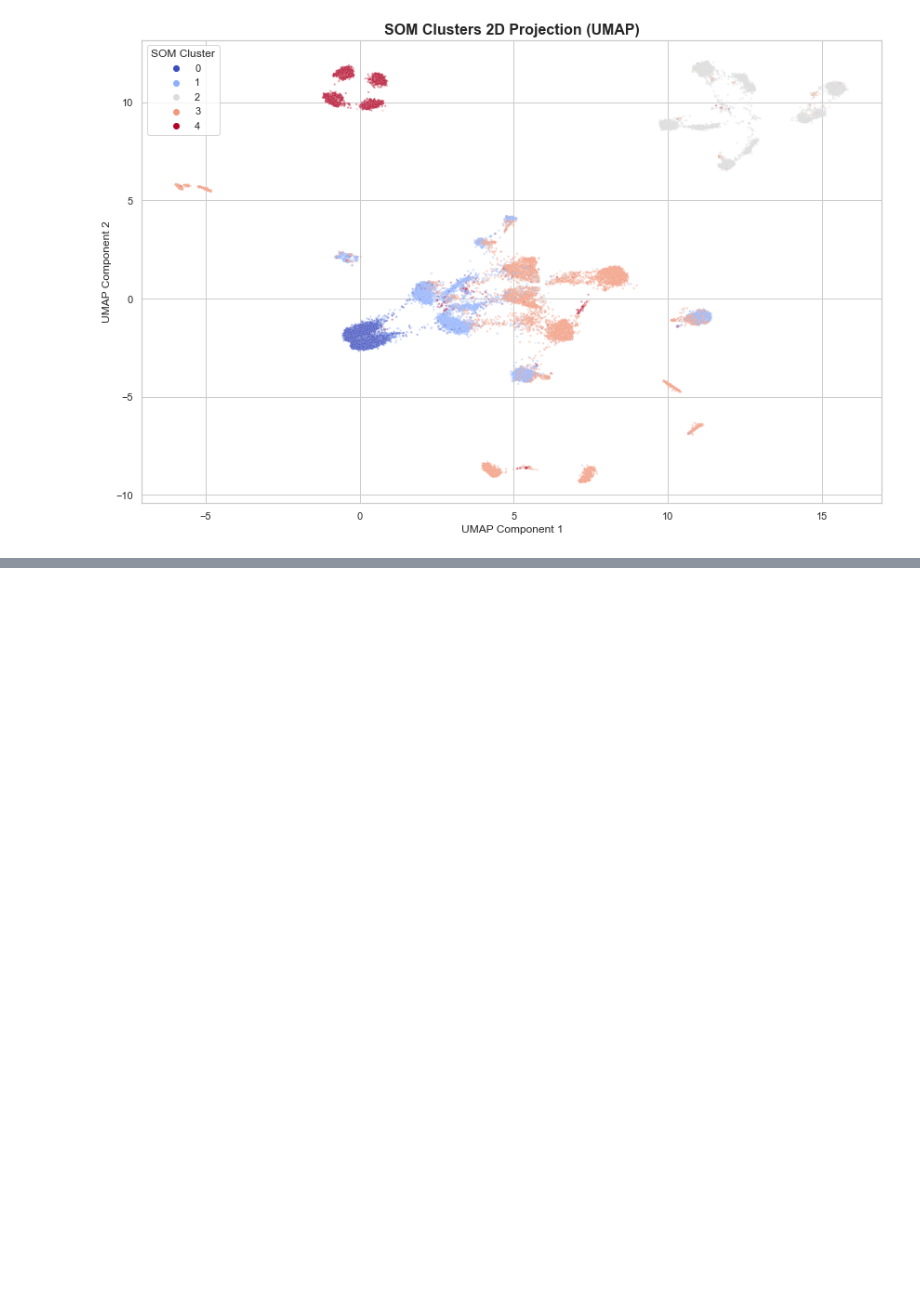
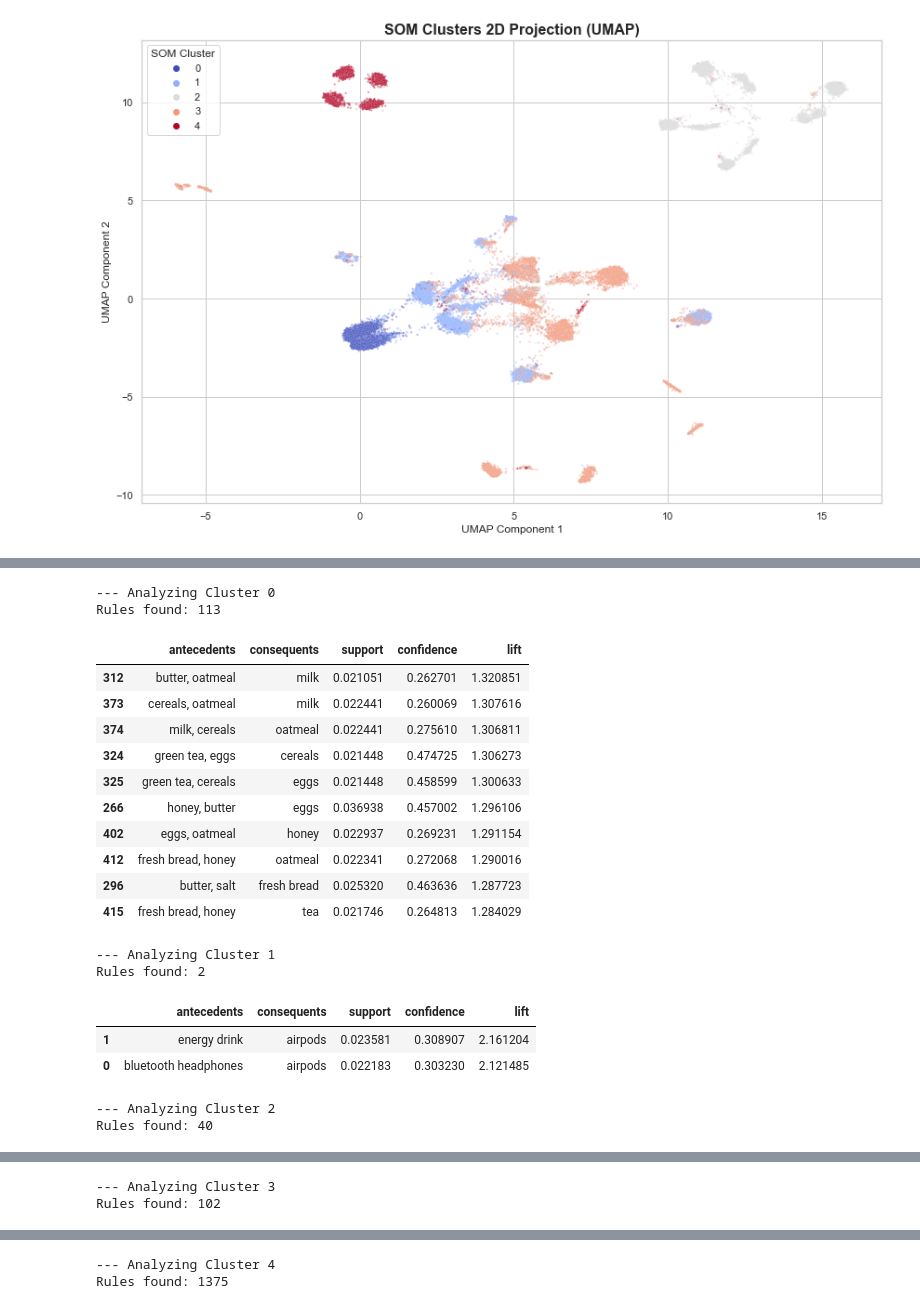
Before and after one commit to Sel-Kata/Project_ML2_Final, a Jupyter notebook: final_project.ipynb, the cells around one changed output, grey strips where cells are left out. Saved outputs shown, nothing was run; the diff lists cells and outputs as text; code cells hidden in the pictures; blank space fills up the shorter version.

Commit message:
K-mean, SOM, Apriori algorithm, UMAP

```diff
--- a/final_project.ipynb
+++ b/final_project.ipynb
@@ -600,0 +601,3 @@ plt.show()
+# %%
+df_basket = pd.read_csv('customer_basket.csv')
+df_basket.head()
@@ -600,0 +631,68 @@ plt.show()
+# %%
+import ast
+import pandas as pd
+from mlxtend.preprocessing import TransactionEncoder
+from mlxtend.frequent_patterns import apriori, association_rules
+
+if isinstance(df_basket['list_of_goods'].iloc[0], str):
+    df_basket['list_of_goods'] = df_basket['list_of_goods'].apply(ast.literal_eval)
+
+df_merged = df_basket[['customer_id', 'invoice_id', 'list_of_goods']].merge(
+    df_som_analysis[['cluster_som']],
+    on='customer_id',
+    how='inner')
+
+def get_recommendations_for_cluster(cluster_id, min_sup=0.02, min_conf=0.2):
+    print(f"--- Analyzing Cluster {cluster_id} ")
+
+    cluster_baskets = df_merged[df_merged['cluster_som'] == cluster_id]['list_of_goods']
+
+    if len(cluster_baskets) == 0:
+        print("No data for this cluster.")
+        return None
+
+    te = TransactionEncoder()
+    te_ary = te.fit(cluster_baskets).transform(cluster_baskets)
+    df_transactions = pd.DataFrame(te_ary, columns=te.columns_)
+    frequent_itemsets = apriori(df_transactions, min_support=min_sup, use_colnames=True)
+    rules = association_rules(frequent_itemsets, metric="confidence", min_threshold=min_conf)
+    rules = rules[rules['lift'] > 1.2]
+    rules = rules.sort_values(by=['lift', 'confidence'], ascending=[False, False])
+
+    rules['antecedents'] = rules['antecedents'].apply(lambda x: ', '.join(list(x)))
+    rules['consequents'] = rules['consequents'].apply(lambda x: ', '.join(list(x)))
+
+    print(f"Rules found: {len(rules)}")
+    return rules[['antecedents', 'consequents', 'support', 'confidence', 'lift']].head(10)
+
+cluster_rules = {}
+
+for i in range(5):
+    # min_sup=0.02: the itemset must appear in at least 2% of the transactions for this cluster
+    # min_conf=0.2: if item A is bought, item B is bought in at least 20% of the cases
+    rules = get_recommendations_for_cluster(cluster_id=i, min_sup=0.02, min_conf=0.2)
+
+    if rules is not None:
+        cluster_rules[i] = rules
+        display(rules)
+# %% [output]
+--- Analyzing Cluster 0
+Rules found: 113
+|  | antecedents | consequents | support | confidence | lift |
+| 312 | butter, oatmeal | milk | 0.021051 | 0.262701 | 1.320851 |
+| 373 | cereals, oatmeal | milk | 0.022441 | 0.260069 | 1.307616 |
+| 374 | milk, cereals | oatmeal | 0.022441 | 0.275610 | 1.306811 |
+| 324 | green tea, eggs | cereals | 0.021448 | 0.474725 | 1.306273 |
+| 325 | green tea, cereals | eggs | 0.021448 | 0.458599 | 1.300633 |
+| 266 | honey, butter | eggs | 0.036938 | 0.457002 | 1.296106 |
+| 402 | eggs, oatmeal | honey | 0.022937 | 0.269231 | 1.291154 |
+| 412 | fresh bread, honey | oatmeal | 0.022341 | 0.272068 | 1.290016 |
+| 296 | butter, salt | fresh bread | 0.025320 | 0.463636 | 1.287723 |
+| 415 | fresh bread, honey | tea | 0.021746 | 0.264813 | 1.284029 |
+--- Analyzing Cluster 1
+Rules found: 2
+|  | antecedents | consequents | support | confidence | lift |
+| 1 | energy drink | airpods | 0.023581 | 0.308907 | 2.161204 |
+| 0 | bluetooth headphones | airpods | 0.022183 | 0.303230 | 2.121485 |
+--- Analyzing Cluster 2
+Rules found: 40
@@ -600,0 +710,2 @@ plt.show()
+--- Analyzing Cluster 3
+Rules found: 102
@@ -600,0 +723,2 @@ plt.show()
+--- Analyzing Cluster 4
+Rules found: 1375
```
Also changed, not shown: parts of 7 cells of this notebook.
